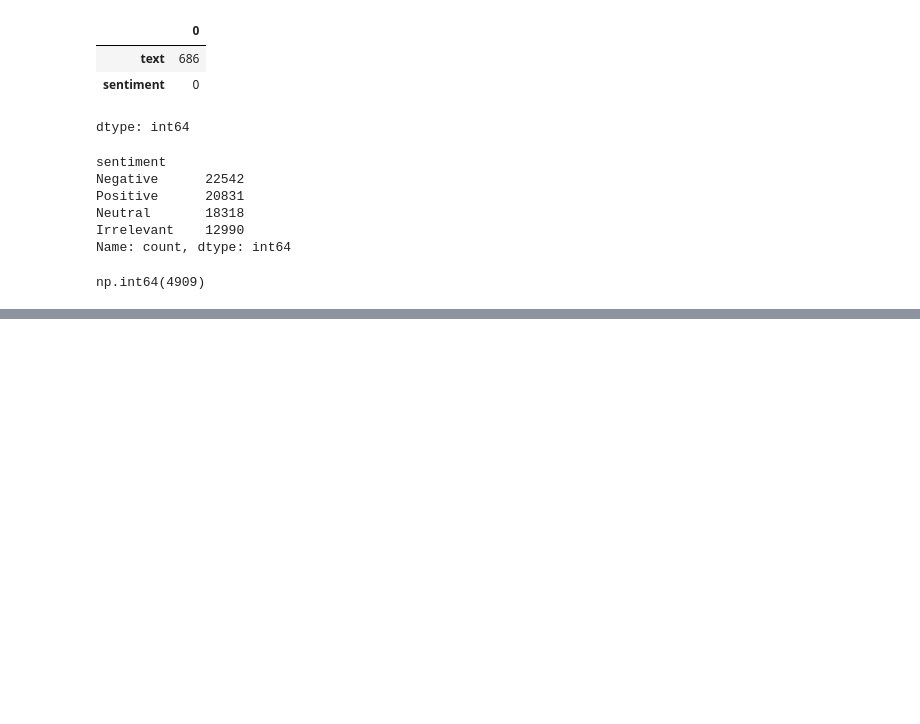
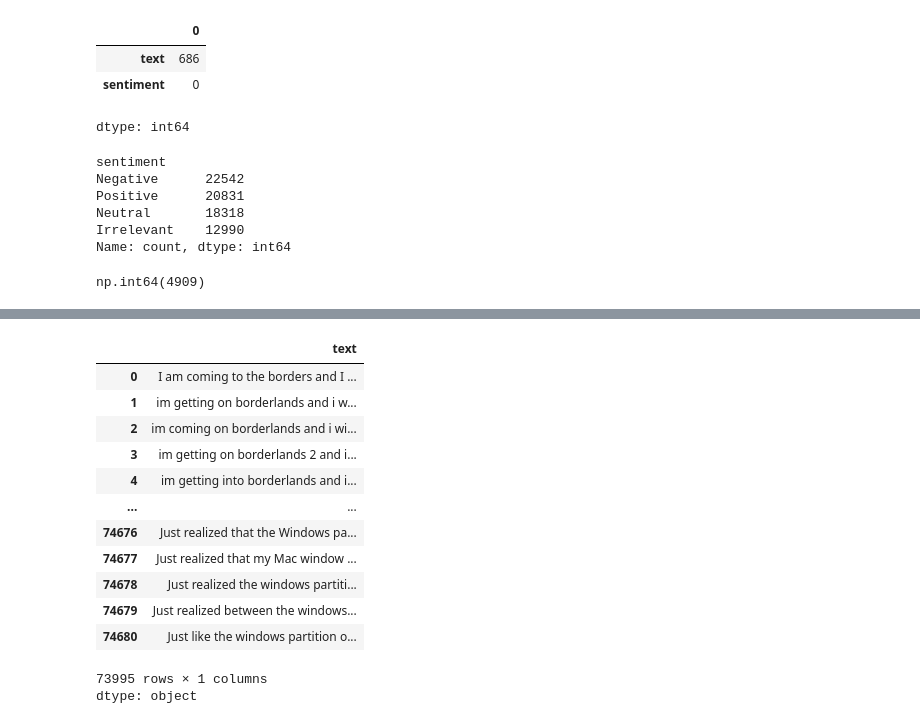
Before and after one commit to touhid0503/Sentiment_Analysis_System, a Jupyter notebook: sentiment_analysis_system.ipynb, the cells around one changed output, grey strips where cells are left out. Drawn from its saved outputs; the diff is of its cells as text; code cells hidden in the pictures; blank space fills up the shorter version.

```diff
--- a/sentiment_analysis_system.ipynb
+++ b/sentiment_analysis_system.ipynb
@@ -133,0 +136,2 @@ np.int64(4909)
+# %%
+df.dropna(inplace=True)
@@ -133,0 +145,19 @@ np.int64(4909)
+# %%
+df['text'] = df['text'].astype(str)
+# %%
+df['text']
+# %% [output]
+|  | text |
+| 0 | I am coming to the borders and I ... |
+| 1 | im getting on borderlands and i w... |
+| 2 | im coming on borderlands and i wi... |
+| 3 | im getting on borderlands 2 and i... |
+| 4 | im getting into borderlands and i... |
+| ... | ... |
+| 74676 | Just realized that the Windows pa... |
+| 74677 | Just realized that my Mac window ... |
+| 74678 | Just realized the windows partiti... |
+| 74679 | Just realized between the windows... |
+| 74680 | Just like the windows partition o... |
+73995 rows × 1 columns
+dtype: object
```
Also changed, not shown: parts of 6 cells of this notebook.
